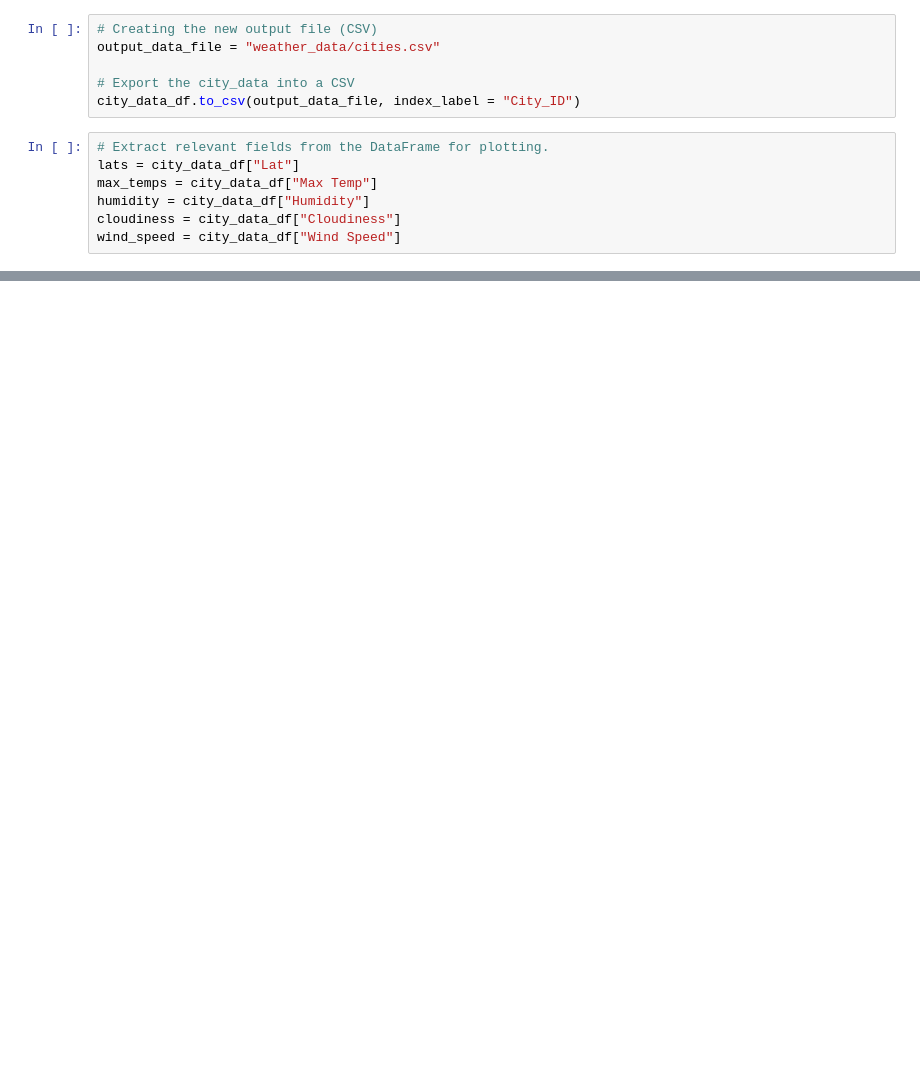
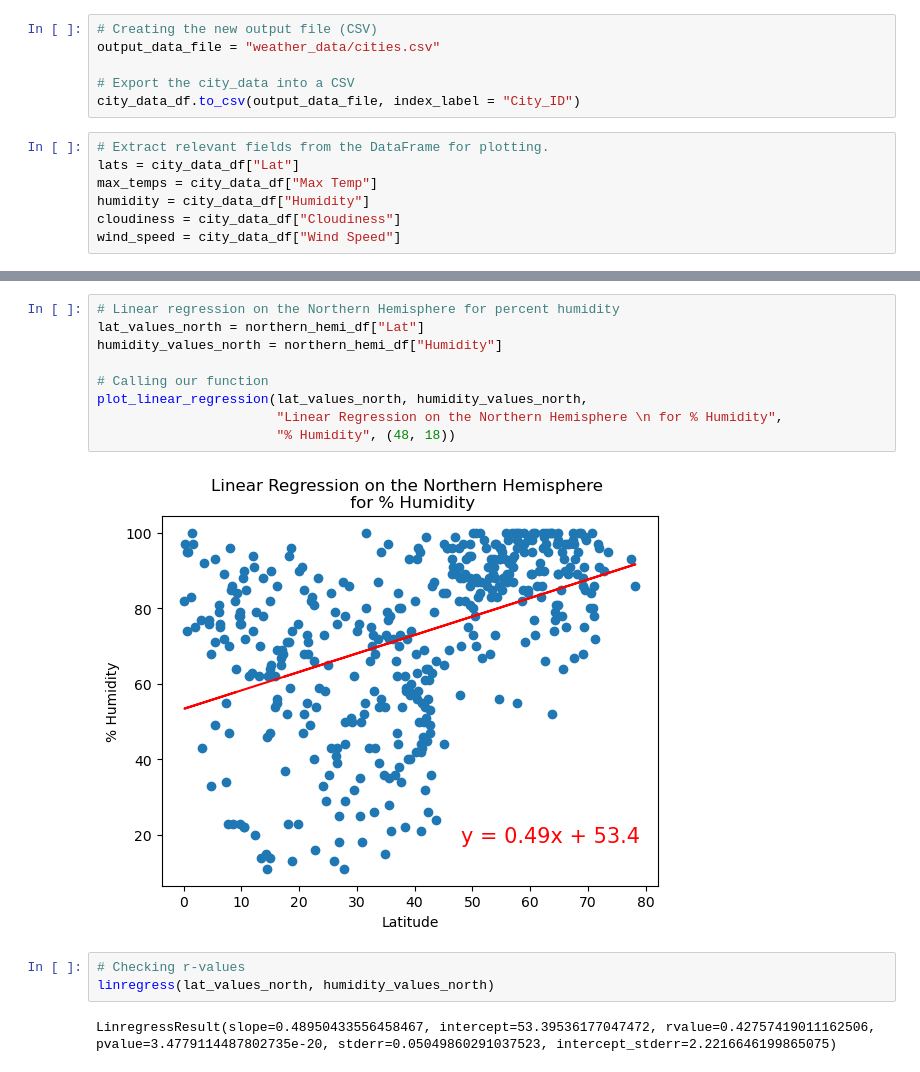
Before and after one commit to RyanDevillier/World_Weather_Analysis, a Jupyter notebook: WeatherPy.ipynb, the cells around one changed output, grey strips where cells are left out. Drawn from its saved outputs; the diff is of its cells as text; blank space fills up the shorter version.

```diff
--- a/WeatherPy.ipynb
+++ b/WeatherPy.ipynb
@@ -267,0 +343,16 @@ plt.show()
+# %%
+# Linear regression on the Northern Hemisphere for percent humidity
+lat_values_north = northern_hemi_df["Lat"]
+humidity_values_north = northern_hemi_df["Humidity"]
+
+# Calling our function
+plot_linear_regression(lat_values_north, humidity_values_north,
+                       "Linear Regression on the Northern Hemisphere \n for % Humidity",
+                       "% Humidity", (48, 18))
+# %% [output]
+[figure, added]
+# %%
+# Checking r-values
+linregress(lat_values_north, humidity_values_north)
+# %% [output]
+LinregressResult(slope=0.48950433556458467, intercept=53.39536177047472, rvalue=0.42757419011162506, pvalue=3.4779114487802735e-20, stderr=0.05049860291037523, intercept_stderr=2.2216646199865075)
```
Also changed, not shown: parts of 26 cells of this notebook, 5 other files.
